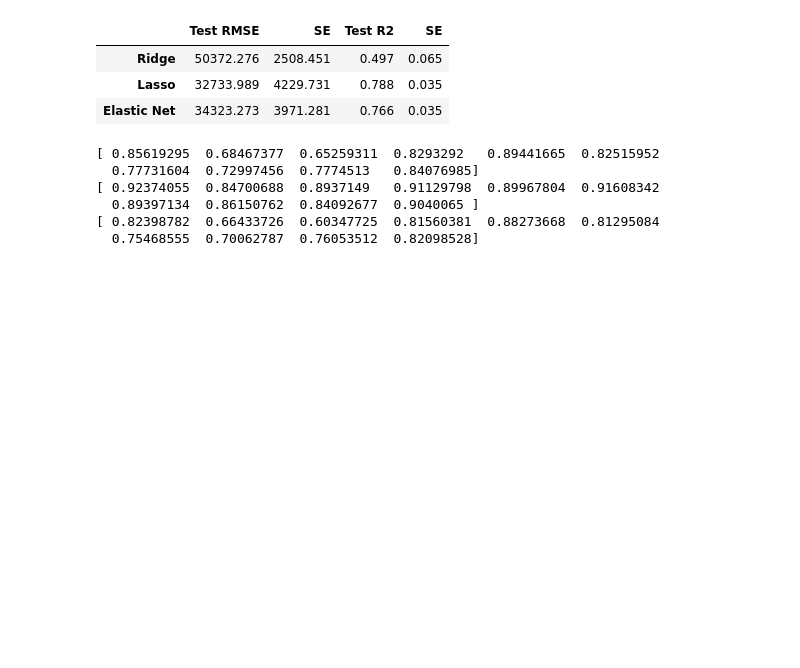
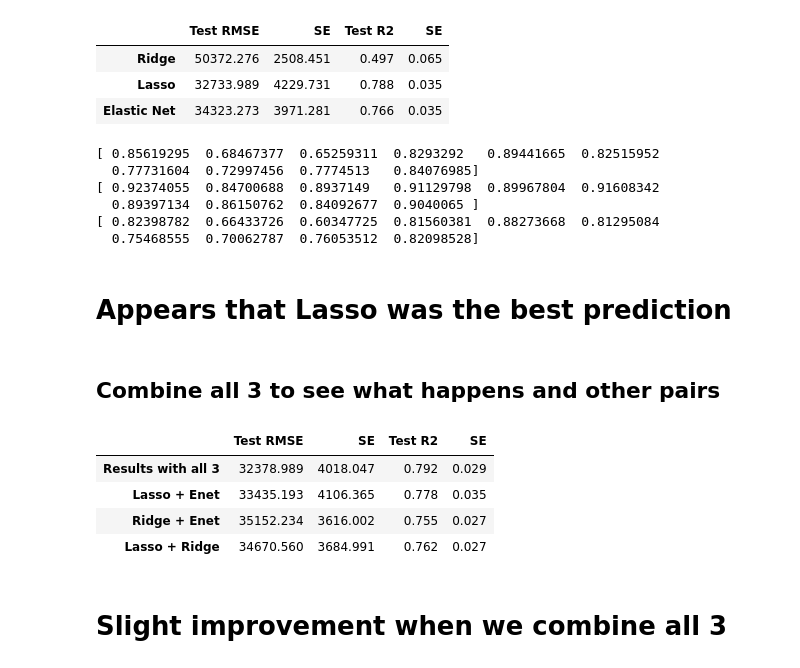
Before and after one commit to chyl9109/QBUS2820ProjctOne, a Jupyter notebook: LASSO, Ridge, and Elastic Net.ipynb, the cells around one changed output. Cells and saved outputs as stored; diff of their text form; code cells hidden in the pictures; blank space fills up the shorter version.

```diff
--- a/LASSO, Ridge, and Elastic Net.ipynb
+++ b/LASSO, Ridge, and Elastic Net.ipynb
@@ -282,3 +282,38 @@ print(cross_val_score(enet, final_train, y_train, cv=10))
   0.89397134  0.86150762  0.84092677  0.9040065 ]
 [ 0.82398782  0.66433726  0.60347725  0.81560381  0.88273668  0.81295084
   0.75468555  0.70062787  0.76053512  0.82098528]
+# %% [markdown]
+# Appears that Lasso was the best prediction
+# %% [markdown]
+## Combine all 3 to see what happens and other pairs
+# %%
+pred_R = ridge.predict(final_test)
+pred_L = lasso.predict(final_test)
+pred_E = enet.predict(final_test)
+# %%
+pred_final = (pred_R+pred_L+pred_E)/3
+pred_final2 = (pred_L+pred_E)/2
+pred_final3 = (pred_R+pred_E)/2
+pred_final4 = (pred_L+pred_R)/2
+
+columns=['Test RMSE', 'SE', 'Test R2', 'SE']
+rows = ['Results with all 3', 'Lasso + Enet', 'Ridge + Enet', 'Lasso + Ridge']
+results=pd.DataFrame(0.0, columns=columns, index=rows)
+
+results.iloc[0,0], results.iloc[0,1] = rmse_jack(y_test, pred_final)
+results.iloc[0,2], results.iloc[0,3] = (r2_jack(y_test, pred_final))
+results.iloc[1,0], results.iloc[1,1] = rmse_jack(y_test, pred_final2)
+results.iloc[1,2], results.iloc[1,3] = (r2_jack(y_test, pred_final2))
+results.iloc[2,0], results.iloc[2,1] = rmse_jack(y_test, pred_final3)
+results.iloc[2,2], results.iloc[2,3] = (r2_jack(y_test, pred_final3))
+results.iloc[3,0], results.iloc[3,1] = rmse_jack(y_test, pred_final4)
+results.iloc[3,2], results.iloc[3,3] = (r2_jack(y_test, pred_final4))
+results.round(3)
+# %% [output]
+|  | Test RMSE | SE | Test R2 | SE |
+| Results with all 3 | 32378.989 | 4018.047 | 0.792 | 0.029 |
+| Lasso + Enet | 33435.193 | 4106.365 | 0.778 | 0.035 |
+| Ridge + Enet | 35152.234 | 3616.002 | 0.755 | 0.027 |
+| Lasso + Ridge | 34670.560 | 3684.991 | 0.762 | 0.027 |
+# %% [markdown]
+# Slight improvement when we combine all 3
```
Also changed, not shown: 1 other file.
